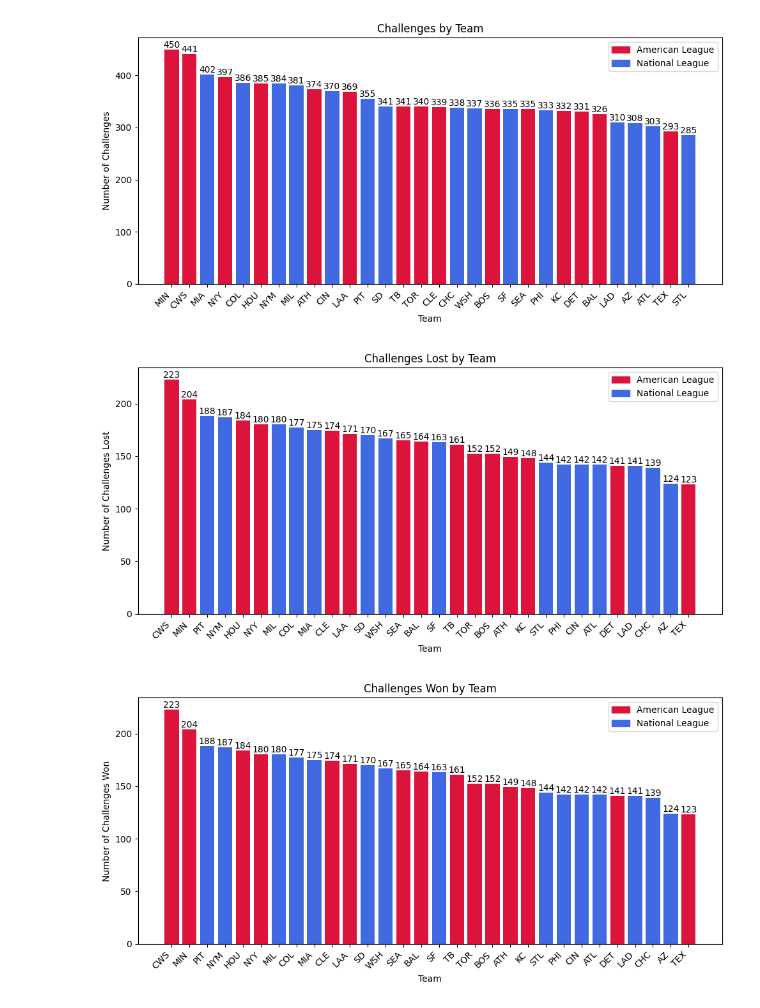
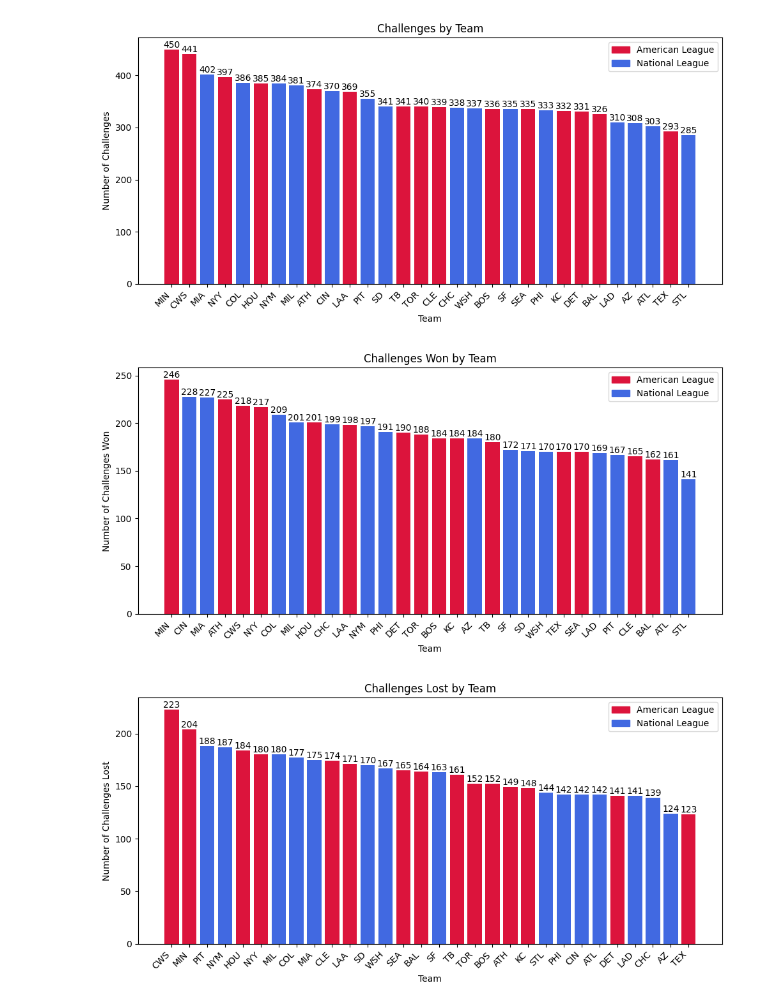
Before and after one commit to statzenthusiast921/ABS_Challenges, a Jupyter notebook: scripts/ABS EDA 10.17.26.ipynb, the cells around one changed output. Cells and saved outputs as stored; diff of their text form; code cells hidden in the pictures.

Commit message:
fixed chart color label

```diff
--- a/scripts/ABS EDA 10.17.26.ipynb
+++ b/scripts/ABS EDA 10.17.26.ipynb
@@ -89,23 +89,23 @@ plt.show()
 [figure]
 # %%
 challenge1 = df[['Team','Result']]
-challenge1 = challenge1[challenge1['Result']==False]['Team'].value_counts()
+challenge1 = challenge1[challenge1['Result']==True]['Team'].value_counts()
 colors = [league_colors[league_map[t]] for t in challenge1.index]
 
 fig, ax = plt.subplots(figsize=(10, 5))
 ax.bar(challenge1.index, challenge1.values, color=colors)
 
 ax.bar_label(ax.containers[0])
-ax.set_title('Challenges Lost by Team')
+ax.set_title('Challenges Won by Team')
 ax.set_xlabel('Team')
-ax.set_ylabel('Number of Challenges Lost')
+ax.set_ylabel('Number of Challenges Won')
 ax.legend(handles=[Patch(color='crimson', label='American League'),
                    Patch(color='royalblue', label='National League')])
 plt.xticks(rotation=45, ha='right')
 plt.tight_layout()
 plt.show()
 # %% [output]
-[figure, old version]
+[figure, new version]
 # %%
 challenge2 = df[['Team','Result']]
 challenge2 = challenge2[challenge2['Result']==False]['Team'].value_counts()
```
Also changed, not shown: parts of 1 cell of this notebook.
